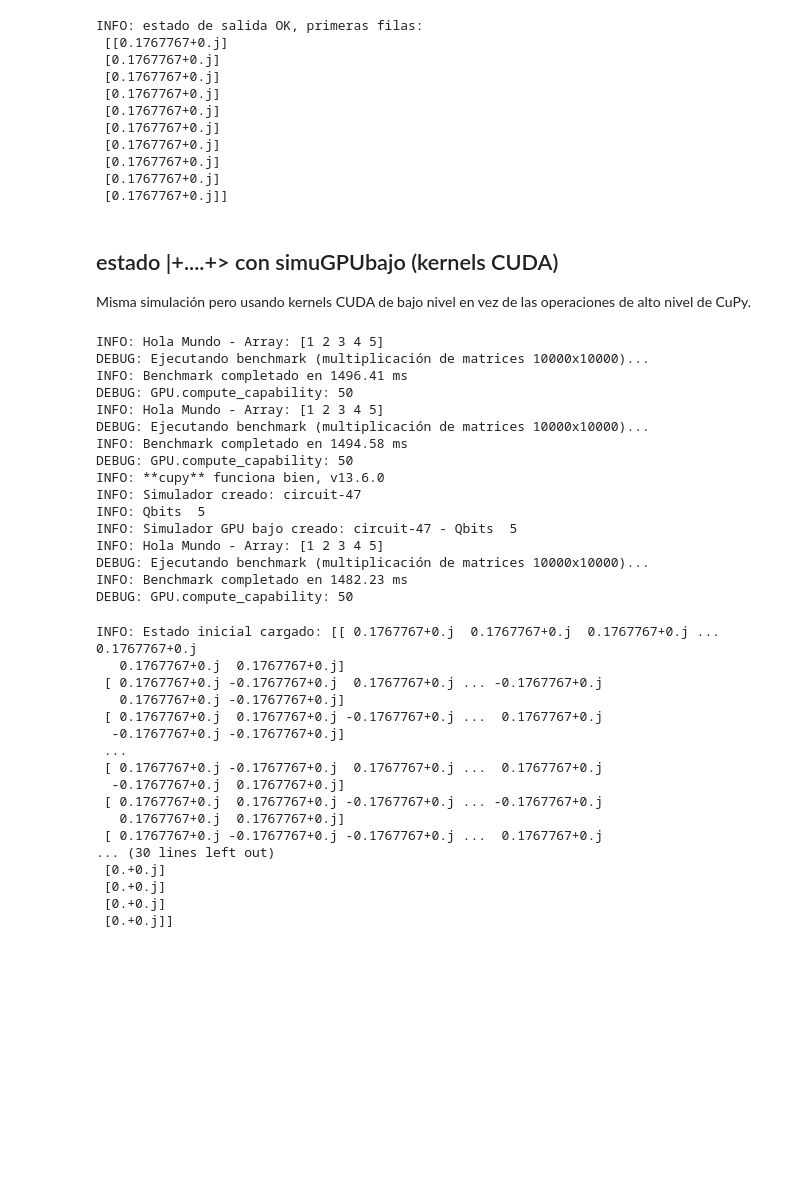
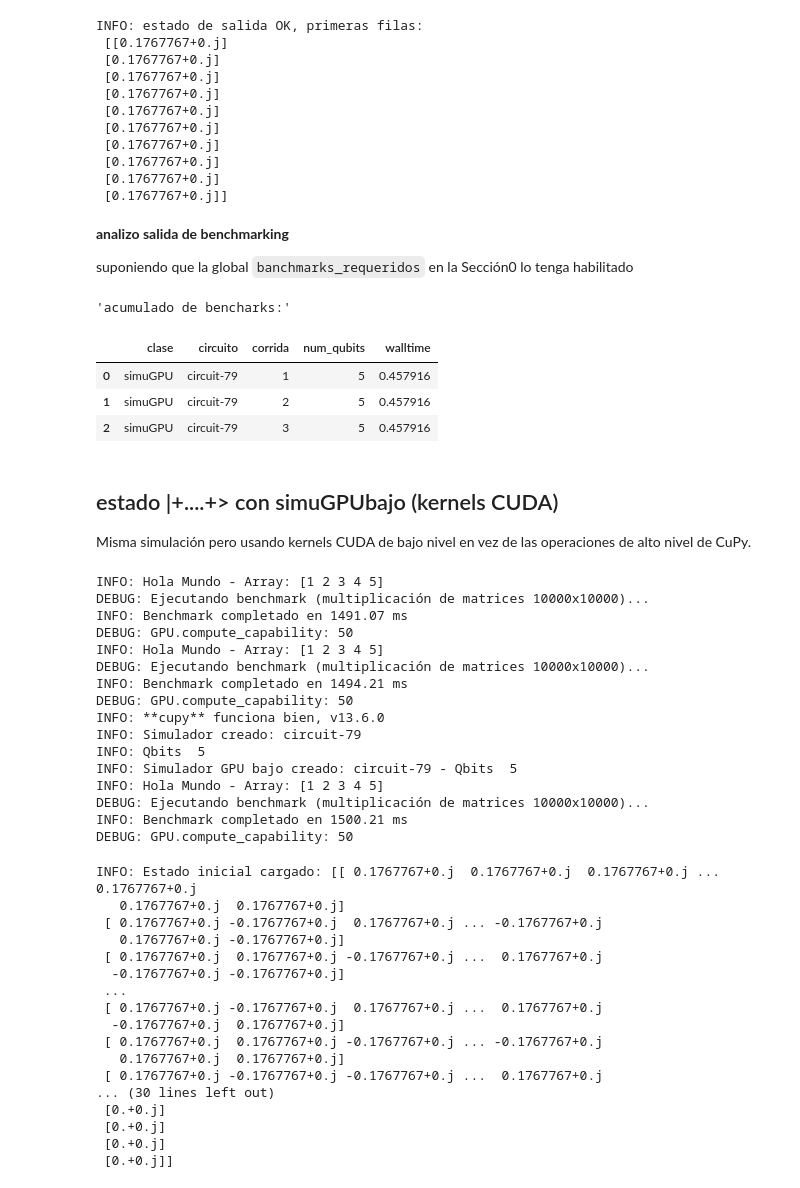
Before and after one commit to eterX/CP33simu, a Jupyter notebook: main.ipynb, the cells around one changed output. Saved outputs shown, nothing was run; the diff lists cells and outputs as text; code cells hidden in the pictures; blank space fills up the shorter version.

```diff
--- a/main.ipynb
+++ b/main.ipynb
@@ -25,6 +25,8 @@ import cp33simu
 # globales (perdón Niklaus) TODO: mandar a archivo de config
 num_qubits = 5  #número de qubits a simular
 corridas = 30 #corridas del Aer de benchmark
+corridasGPU = 3
+corridasMPI = 3
 benchmarks_requeridos = {"qiskit-aer":False, "simuMPI":True, "simuGPU":True, "simuGPUbajo":True} #Todo validar claves, o no :)
 
 ## verificamos CUDA y cupy
@@ -271,6 +299,19 @@ INFO: estado de salida OK, primeras filas:
  [0.1767767+0.j]
  [0.1767767+0.j]
  [0.1767767+0.j]]
+# %% [markdown]
+__analizo salida de benchmarking__
+
+suponiendo que la global `banchmarks_requeridos` en la Sección0 lo tenga habilitado
+# %%
+display("acumulado de bencharks:")
+display(benchmarks_corridos)
+# %% [output]
+'acumulado de bencharks:'
+|  | clase | circuito | corrida | num_qubits | walltime |
+| 0 | simuGPU | circuit-79 | 1 | 5 | 0.457916 |
+| 1 | simuGPU | circuit-79 | 2 | 5 | 0.457916 |
+| 2 | simuGPU | circuit-79 | 3 | 5 | 0.457916 |
 # %% [markdown]
 ## estado |+....+> con simuGPUbajo (kernels CUDA)
 
@@ -280,7 +321,9 @@ Misma simulación pero usando kernels CUDA de bajo nivel en vez de las operacion
 #
 # este usa CuPy a "bajo nivel", con kernels CUDA
 
-simu=cp33simu.simuGPUbajo(qc=qc1)
+benchmark_actual=benchmarks_requeridos.copy() #ojo, no seas cabeza de termo q el dict que va por referencia
+# esta implementacion de `outstate_calculate()` usa CuPY a "alto nivel", ver `cp33simu.simuGPUbajo()`
+simu=cp33simu.simuGPUbajo(qc=qc1,benchmark=benchmark_actual)
 
 if simu.validate_cupy() != True:
     # cancelamos, necesitamos GPU si-o-si
@@ -290,19 +333,19 @@ if simu.validate_cupy() != True:
 # %% [output]
 INFO: Hola Mundo - Array: [1 2 3 4 5]
 DEBUG: Ejecutando benchmark (multiplicación de matrices 10000x10000)...
-INFO: Benchmark completado en 1496.41 ms
+INFO: Benchmark completado en 1491.07 ms
 DEBUG: GPU.compute_capability: 50
 INFO: Hola Mundo - Array: [1 2 3 4 5]
 DEBUG: Ejecutando benchmark (multiplicación de matrices 10000x10000)...
-INFO: Benchmark completado en 1494.58 ms
+INFO: Benchmark completado en 1494.21 ms
 DEBUG: GPU.compute_capability: 50
 INFO: **cupy** funciona bien, v13.6.0
-INFO: Simulador creado: circuit-47
+INFO: Simulador creado: circuit-79
 INFO: Qbits  5
-INFO: Simulador GPU bajo creado: circuit-47 - Qbits  5
+INFO: Simulador GPU bajo creado: circuit-79 - Qbits  5
 INFO: Hola Mundo - Array: [1 2 3 4 5]
 DEBUG: Ejecutando benchmark (multiplicación de matrices 10000x10000)...
-INFO: Benchmark completado en 1482.23 ms
+INFO: Benchmark completado en 1500.21 ms
 DEBUG: GPU.compute_capability: 50
 # %%
 # saca la matriz desde qiskit
```
Also changed, not shown: parts of 12 cells of this notebook, 2 other files.
